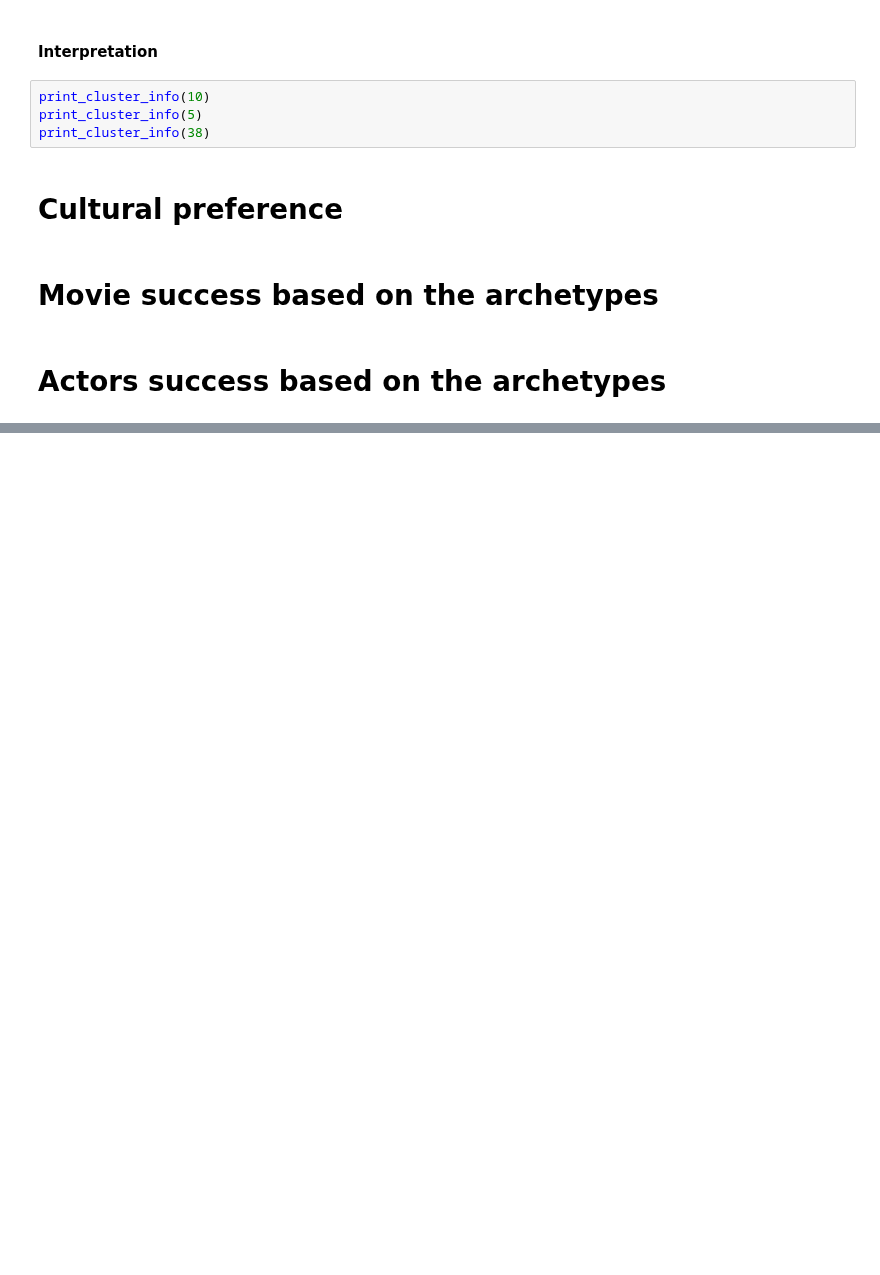
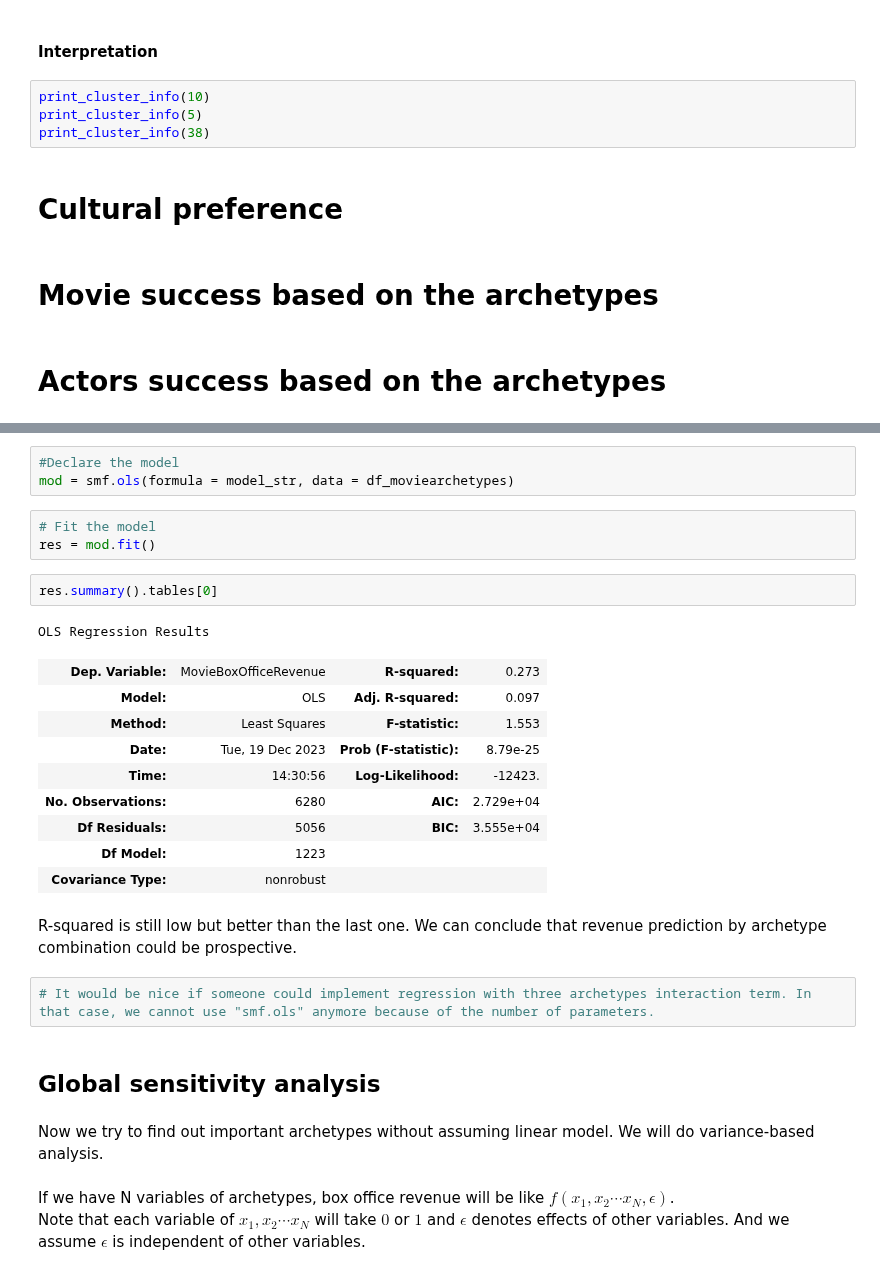
Before and after one commit to epfl-ada/ada-2023-project-perrysplatypuses, a Jupyter notebook: milestone3.ipynb, the cells around one changed output, grey strips where cells are left out. Drawn from its saved outputs; the diff is of its cells as text; blank space fills up the shorter version.

Commit message:
add analysis

```diff
--- a/milestone3.ipynb
+++ b/milestone3.ipynb
@@ -293,0 +400,30 @@ print_cluster_info(38)
+# %%
+#Declare the model
+mod = smf.ols(formula = model_str, data = df_moviearchetypes)
+# %%
+# Fit the model
+res = mod.fit()
+# %%
+res.summary().tables[0]
+# %% [output]
+OLS Regression Results
+| Dep. Variable: | MovieBoxOfficeRevenue | R-squared: | 0.273 |
+| Model: | OLS | Adj. R-squared: | 0.097 |
+| Method: | Least Squares | F-statistic: | 1.553 |
+| Date: | Tue, 19 Dec 2023 | Prob (F-statistic): | 8.79e-25 |
+| Time: | 14:30:56 | Log-Likelihood: | -12423. |
+| No. Observations: | 6280 | AIC: | 2.729e+04 |
+| Df Residuals: | 5056 | BIC: | 3.555e+04 |
+| Df Model: | 1223 |  |  |
+| Covariance Type: | nonrobust |  |  |
+# %% [markdown]
+R-squared is still low but  better than the last one. We can conclude that revenue prediction by archetype combination could be prospective.
+# %%
+# It would be nice if someone could implement regression with three archetypes interaction term. In that case, we cannot use "smf.ols" anymore because of the number of parameters.
+# %% [markdown]
+## Global sensitivity analysis
+# %% [markdown]
+Now we try to find out important archetypes without assuming linear model.  We will do variance-based analysis.
+# %% [markdown]
+If we have N variables of archetypes, box office revenue will be like $f(x_1,x_2\dotsi x_N,\epsilon)$.\
+Note that each variable of $x_1,x_2\dotsi x_N$ will take $0$ or $1$ and $\epsilon$ denotes effects of other variables. And we assume $\epsilon$ is independent of other variables.
```
Also changed, not shown: parts of 31 cells of this notebook.
